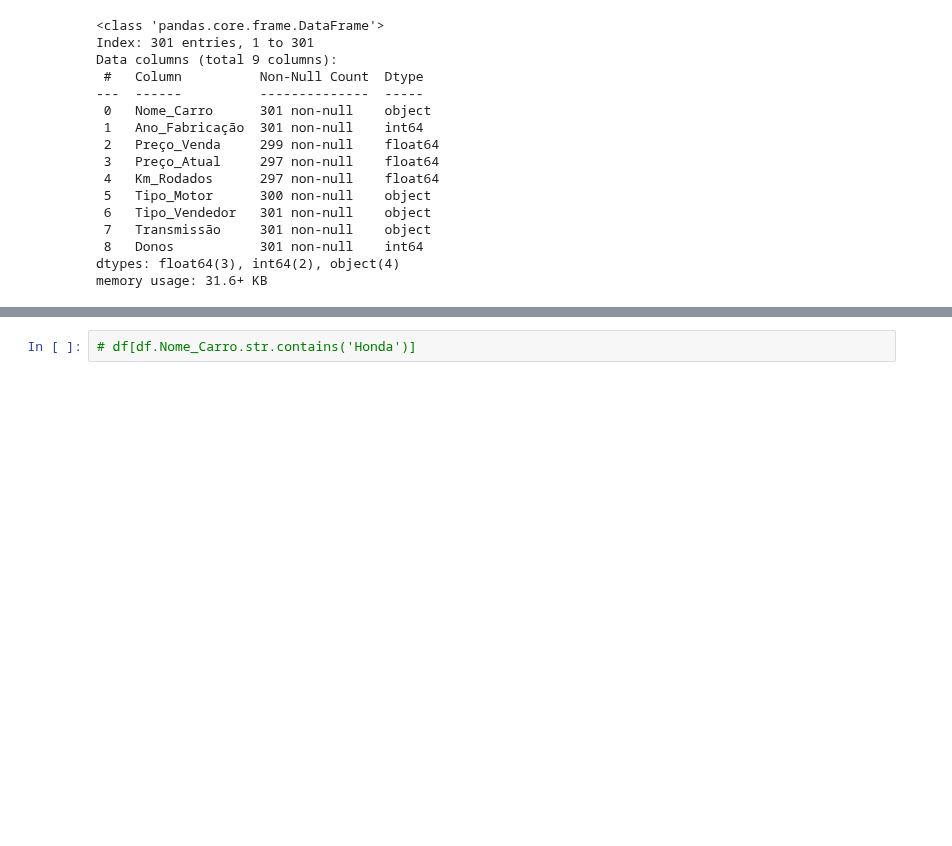
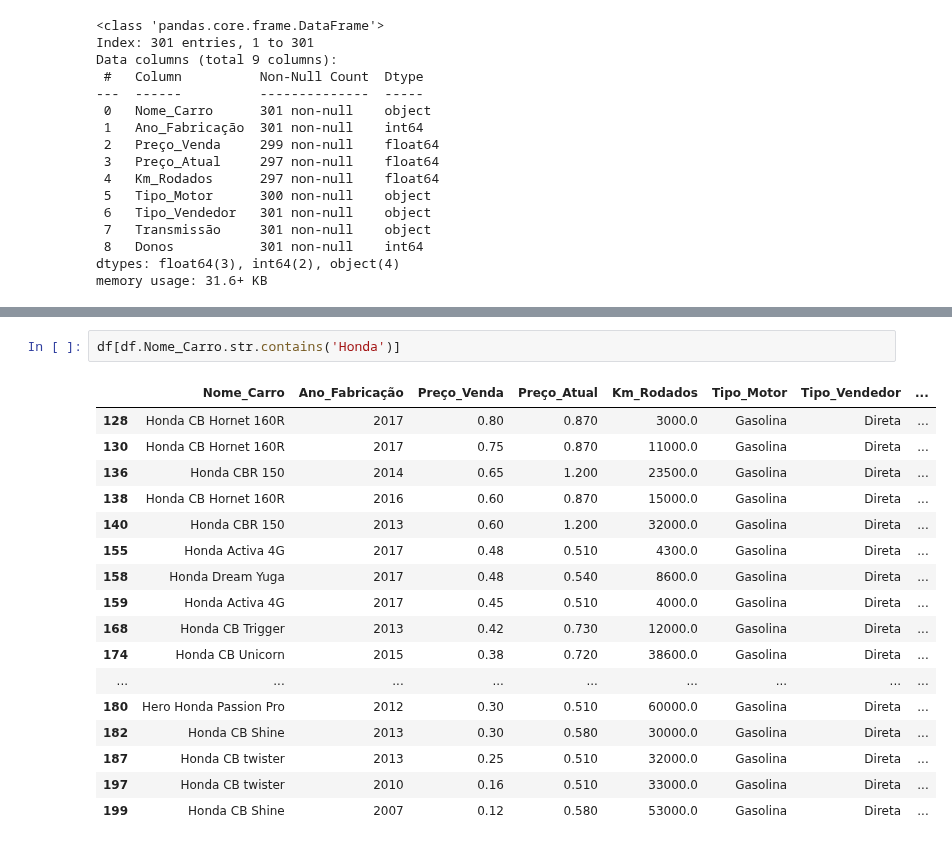
Before and after one commit to gamrodrigues/Coder, a Jupyter notebook: Aula 8.ipynb, the cells around one changed output, grey strips where cells are left out. Saved outputs shown, nothing was run; the diff lists cells and outputs as text; blank space fills up the shorter version.

Commit message:
Atualizados

```diff
--- a/Aula 8.ipynb
+++ b/Aula 8.ipynb
@@ -391,4 +477,22 @@ memory usage: 31.6+ KB
 # %%
-# df[df.Nome_Carro.str.contains('Honda')]
+df[df.Nome_Carro.str.contains('Honda')]
+# %% [output]
+|  | Nome_Carro | Ano_Fabricação | Preço_Venda | Preço_Atual | Km_Rodados | Tipo_Motor | Tipo_Vendedor | ... |
+| 128 | Honda CB Hornet 160R | 2017 | 0.80 | 0.870 | 3000.0 | Gasolina | Direta | ... |
+| 130 | Honda CB Hornet 160R | 2017 | 0.75 | 0.870 | 11000.0 | Gasolina | Direta | ... |
+| 136 | Honda CBR 150 | 2014 | 0.65 | 1.200 | 23500.0 | Gasolina | Direta | ... |
+| 138 | Honda CB Hornet 160R | 2016 | 0.60 | 0.870 | 15000.0 | Gasolina | Direta | ... |
+| 140 | Honda CBR 150 | 2013 | 0.60 | 1.200 | 32000.0 | Gasolina | Direta | ... |
+| 155 | Honda Activa 4G | 2017 | 0.48 | 0.510 | 4300.0 | Gasolina | Direta | ... |
+| 158 | Honda Dream Yuga | 2017 | 0.48 | 0.540 | 8600.0 | Gasolina | Direta | ... |
+| 159 | Honda Activa 4G | 2017 | 0.45 | 0.510 | 4000.0 | Gasolina | Direta | ... |
+| 168 | Honda CB Trigger | 2013 | 0.42 | 0.730 | 12000.0 | Gasolina | Direta | ... |
+| 174 | Honda CB Unicorn | 2015 | 0.38 | 0.720 | 38600.0 | Gasolina | Direta | ... |
+| ... | ... | ... | ... | ... | ... | ... | ... | ... |
+| 180 | Hero Honda Passion Pro | 2012 | 0.30 | 0.510 | 60000.0 | Gasolina | Direta | ... |
+| 182 | Honda CB Shine | 2013 | 0.30 | 0.580 | 30000.0 | Gasolina | Direta | ... |
+| 187 | Honda CB twister | 2013 | 0.25 | 0.510 | 32000.0 | Gasolina | Direta | ... |
+| 197 | Honda CB twister | 2010 | 0.16 | 0.510 | 33000.0 | Gasolina | Direta | ... |
+| 199 | Honda CB Shine | 2007 | 0.12 | 0.580 | 53000.0 | Gasolina | Direta | ... |
 # %%
 # df.Ano_Fabricação.str.split('.')
```
Also changed, not shown: parts of 7 cells of this notebook, 3 other files.
